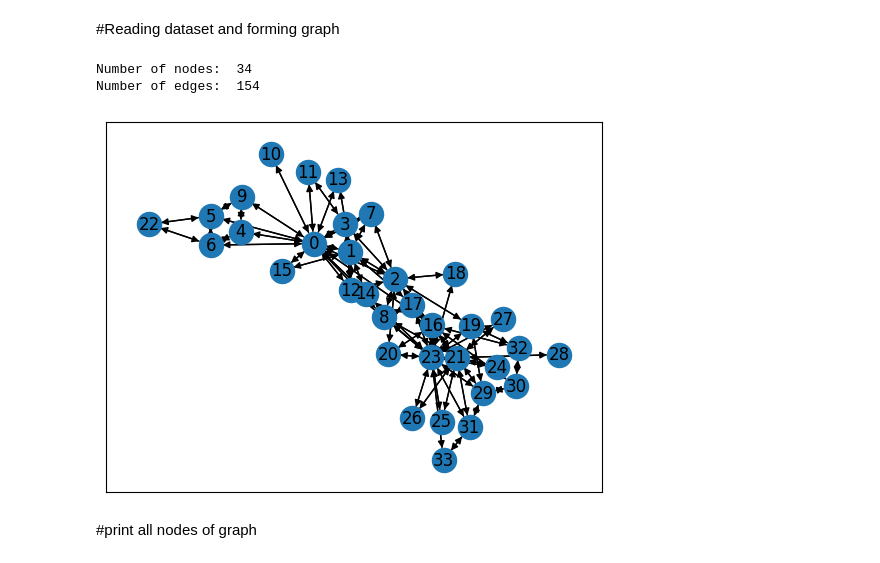
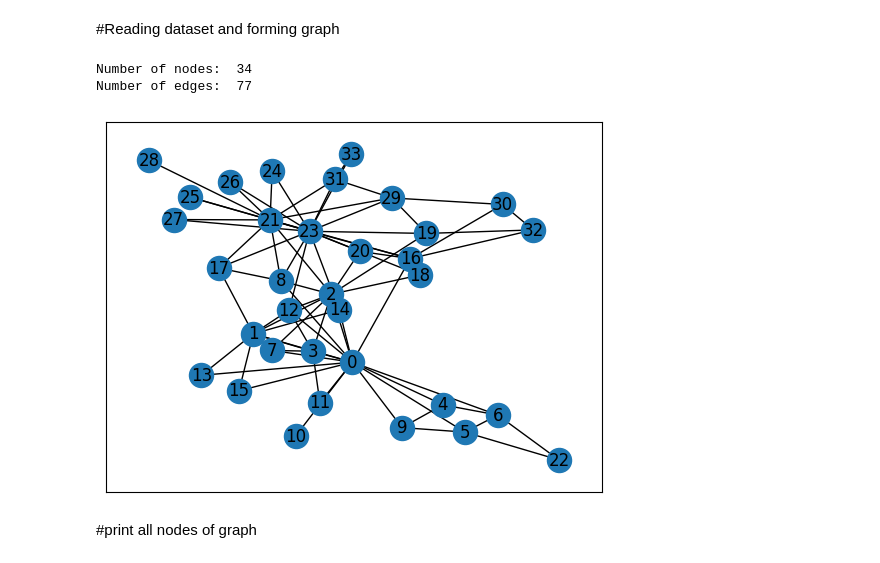
Before and after one commit to jaishruti/Influence-Maximization, a Jupyter notebook: Influence_Maximization.ipynb, the cells around one changed output. Saved outputs shown, nothing was run; the diff lists cells and outputs as text; code cells hidden in the pictures.

```diff
--- a/Influence_Maximization.ipynb
+++ b/Influence_Maximization.ipynb
@@ -5,24 +5,24 @@
 # %%
 import networkx as nx
 
 #specifying path to edge list file
 path_dataset = 'sample_data/testcolab.txt'
 
 #reading edge-list for graph formation
-graph = nx.read_edgelist(path_dataset, create_using = nx.DiGraph(), nodetype=str)
+graph = nx.read_edgelist(path_dataset, create_using = nx.Graph(), nodetype=str)
 
 count_nodes = graph.number_of_nodes()
 count_edges = graph.number_of_edges()
 #displaying graph info
 print("Number of nodes: ", count_nodes)
 print("Number of edges: ", count_edges)
 
 #visualising graph
 nx.draw_networkx(graph)
 # %% [output]
 Number of nodes:  34
-Number of edges:  154
+Number of edges:  77
-[figure, old version]
+[figure, new version]
 # %% [markdown]
 #print all nodes of graph
 # %%
```
Also changed, not shown: parts of 10 cells of this notebook.
